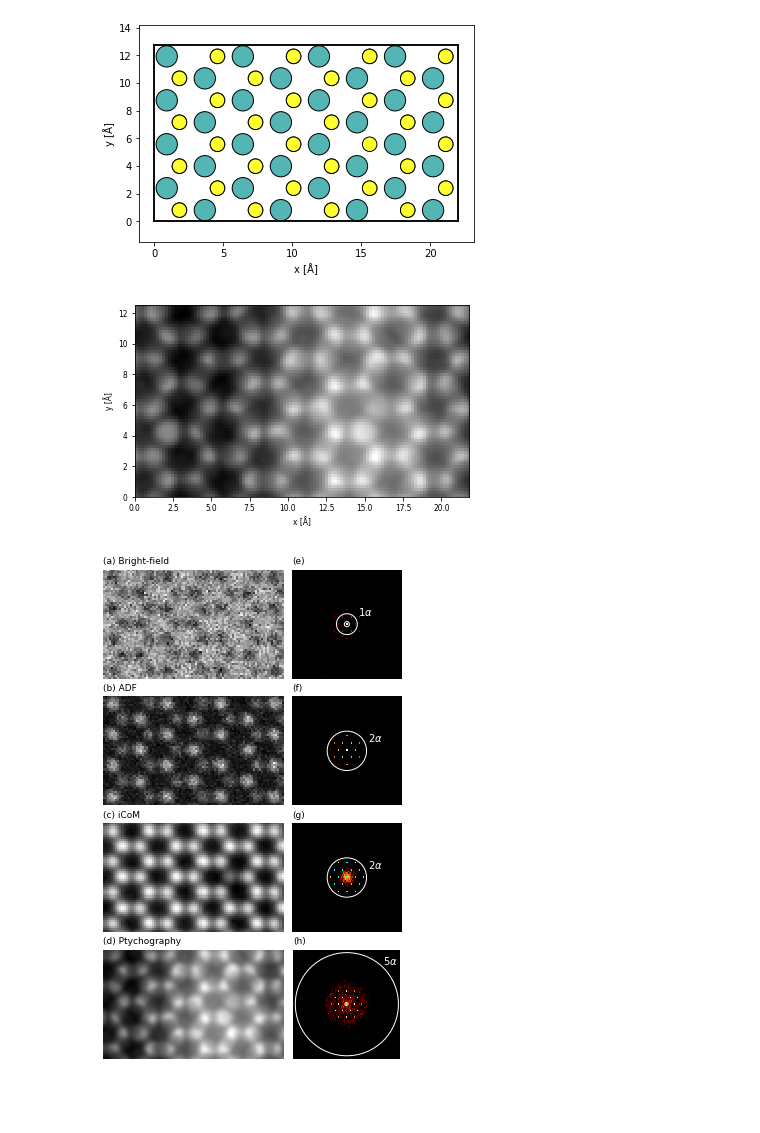
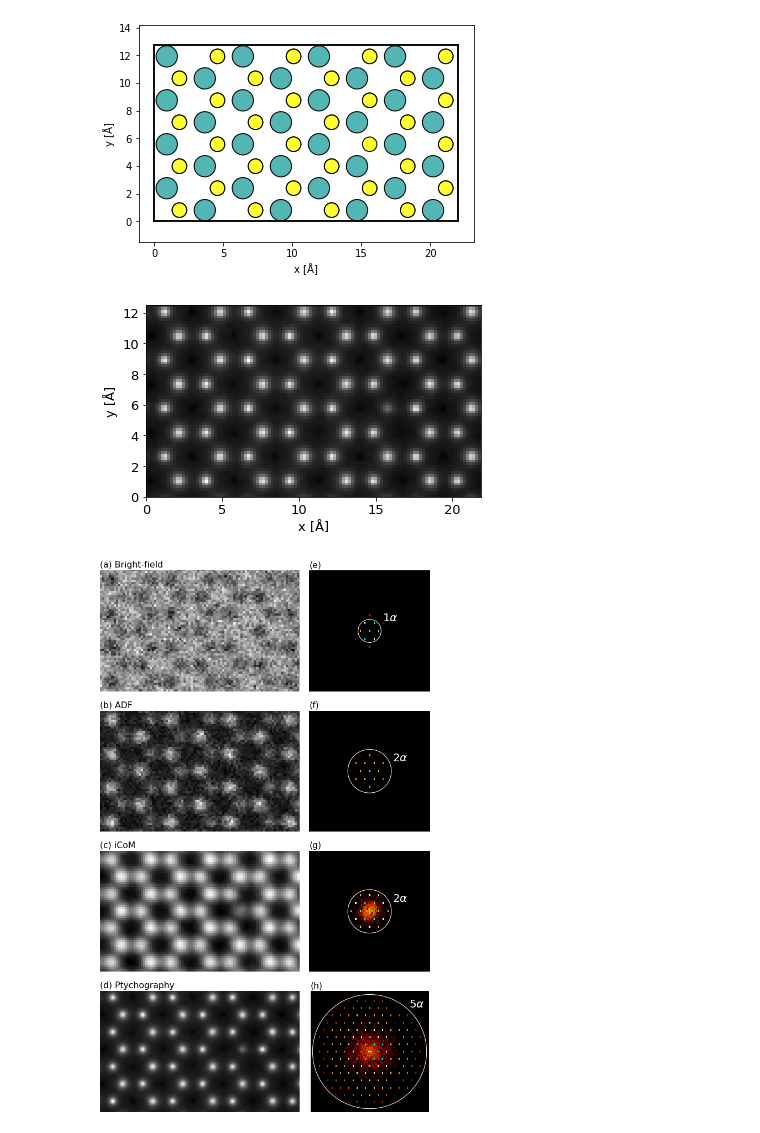
Before and after one commit to abTEM/abTEM, a Jupyter notebook: articles/2021_ORE_abTEM/MoS2_ptycho.ipynb, the cells around one changed output. Saved outputs shown, nothing was run; the diff lists cells and outputs as text; code cells hidden in the pictures; blank space fills up the shorter version.

```diff
--- a/articles/2021_ORE_abTEM/MoS2_ptycho.ipynb
+++ b/articles/2021_ORE_abTEM/MoS2_ptycho.ipynb
@@ -85,7 +85,7 @@ measurements_ptycho = Measurement.read('iam_mos2_0.45.hdf5')
 from abtem.noise import poisson_noise
 from abtem.measure import center_of_mass
 
-noisy = poisson_noise(measurements, 4*10**5)
+noisy = poisson_noise(measurements, 3*10**5)
 
 bf = bf_detector.integrate(noisy)
 bf_diff = bf_detector.integrate(noisy).diffractograms()
@@ -96,14 +96,14 @@ adf_diff = adf_detector.integrate(noisy).diffractograms()
 icom = center_of_mass(noisy, return_icom=True)
 icom_diff = center_of_mass(noisy, return_icom=True).diffractograms()
 # %%
-# Bandlimit and add Poisson noise to 4D measurement, then reconstruct phase with the ePIE algorithm.
+# Bandlimit and add Poisson noise to the 4D measurement, then reconstruct phase with the ePIE algorithm.
 from abtem.measure import bandlimit
 from abtem.reconstruct import epie
 
-noisy_ptycho = poisson_noise(measurements_ptycho, 4*10**5)
-limited = bandlimit(noisy_ptycho, alpha, taper=0.0)
+limited = bandlimit(measurements_ptycho, 5*alpha, taper=0.0)
+noisy_ptycho = poisson_noise(limited, 3*10**5)
 
-reconstructions = epie(limited, probe, max_angle=5*alpha, maxiter=3, return_iterations=True, fix_com=True, fix_probe=True)
+reconstructions = epie(noisy_ptycho, probe, max_angle=5*alpha, maxiter=5, return_iterations=True, fix_com=True, fix_probe=True)
 # %%
 # The first index 0 chooses the image, the second index -1 the last reconstruction.
 ptycho = reconstructions[0][-1].angle()
@@ -111,7 +111,7 @@ ptycho_diff = ptycho.diffractograms()
 
 ptycho.show();
 # %% [output]
-[figure, old version]
+[figure, new version]
 # %%
 # Plotting a figure to reproduce Figure 2 of doi:10.1038/s41586-018-0298-5.
 # Note that the simulation was done for the periodic supercell, but the plotted
@@ -123,15 +123,14 @@ cmapdiff = copy(plt.cm.afmhot)
 cmapdiff.set_over('cyan')
 
 from matplotlib.patches import Circle
-c1 = Circle((0, 0), 0.11, edgecolor='white', facecolor='none')
-c2 = Circle((0, 0), 0.45, edgecolor='white', facecolor='none')
+c1 = Circle((0, 0), 0.45, edgecolor='white', facecolor='none')
+c2 = Circle((0, 0), 0.85, edgecolor='white', facecolor='none')
 c3 = Circle((0, 0), 0.85, edgecolor='white', facecolor='none')
-c4 = Circle((0, 0), 0.85, edgecolor='white', facecolor='none')
-c5 = Circle((0, 0), 2.45, edgecolor='white', facecolor='none')
+c4 = Circle((0, 0), 2.45, edgecolor='white', facecolor='none')
 
-fig, axes = plt.subplots(4, 2, figsize=(10,9), gridspec_kw={'hspace': 0.16, 'wspace': -0.62})
+fig, axes = plt.subplots(4, 2, figsize=(20,18), gridspec_kw={'hspace': 0.16, 'wspace': -0.62})
 
-plt.rcParams.update({'font.size': 7.5})
+plt.rcParams.update({'font.size': 13})
 
 for ax in axes.flat:
         ax.set_axis_off()
@@ -141,42 +140,41 @@ axes[0,0].set_title('(a) Bright-field', x=0, ha='left')
 axes[0,0].set_xlim([2.7,atoms.cell[0][0]-1.0])
 axes[0,0].set_ylim([0,atoms.cell[1][1]-1.6])
 
-bf_diff.show(ax=axes[0,1], log_scale=True, cmap=cmapdiff, vmin=19)
+bf_diff.show(ax=axes[0,1], log_scale=True, cmap=cmapdiff, vmin=22.5, vmax=24)
 axes[0,1].set_title('(e)', x=0, ha='left')
 axes[0,1].add_patch(c1)
-axes[0,1].add_patch(c2)
-axes[0,1].text(0.5, 0.4, r'1$\alpha$', fontsize=10, color='white')
+axes[0,1].text(0.5, 0.4, r'1$\alpha$', fontsize=20, color='white')
 
 adf.show(ax=axes[1,0]);
 axes[1,0].set_title('(b) ADF', x=0, ha='left')
 axes[1,0].set_xlim([2.7,atoms.cell[0][0]-1.0])
 axes[1,0].set_ylim([0,atoms.cell[1][1]-1.6])
 
-adf_diff.show(ax=axes[1,1], log_scale=True, cmap=cmapdiff, vmin=15);
+adf_diff.show(ax=axes[1,1], log_scale=True, cmap=cmapdiff, vmin=15, vmax=22);
 axes[1,1].set_title('(f)', x=0, ha='left')
-axes[1,1].add_patch(c3)
-axes[1,1].text(0.9, 0.4, r'2$\alpha$', fontsize=10, color='white')
+axes[1,1].add_patch(c2)
+axes[1,1].text(0.9, 0.4, r'2$\alpha$', fontsize=20, color='white')
 
 icom.show(ax=axes[2,0])
 axes[2,0].set_title('(c) iCoM', x=0, ha='left')
 axes[2,0].set_xlim([2.7,atoms.cell[0][0]-1.0])
 axes[2,0].set_ylim([0,atoms.cell[1][1]-1.6])
 
-icom_diff.show(ax=axes[2,1], log_scale=True, cmap=cmapdiff, vmin=4, vmax=10);
+icom_diff.show(ax=axes[2,1], log_scale=True, cmap=cmapdiff, vmin=2, vmax=12);
 axes[2,1].set_title('(g)', x=0, ha='left')
-axes[2,1].add_patch(c4)
-axes[2,1].text(0.9, 0.4, r'2$\alpha$', fontsize=10, color='white');
+axes[2,1].add_patch(c3)
+axes[2,1].text(0.9, 0.4, r'2$\alpha$', fontsize=20, color='white');
 
 ptycho.interpolate(0.04).show(ax=axes[3,0])
 axes[3,0].set_title('(d) Ptychography', x=0, ha='left')
 axes[3,0].set_xlim([2.7,atoms.cell[0][0]-1.0])
 axes[3,0].set_ylim([0,atoms.cell[1][1]-1.6])
 
 ptycho_diff.show(ax=axes[3,1], log_scale=True, cmap=cmapdiff, vmin=0, vmax=10);
 axes[3,1].set_title('(h)', x=0, ha='left')
-axes[3,1].add_patch(c5)
-axes[3,1].text(1.7, 1.9, r'5$\alpha$', fontsize=10, color='white');
+axes[3,1].add_patch(c4)
+axes[3,1].text(1.7, 1.9, r'5$\alpha$', fontsize=20, color='white');
 
 plt.savefig('MoS2_Svac.pdf')
 # %% [output]
-[figure, old version]
+[figure, new version]
```
